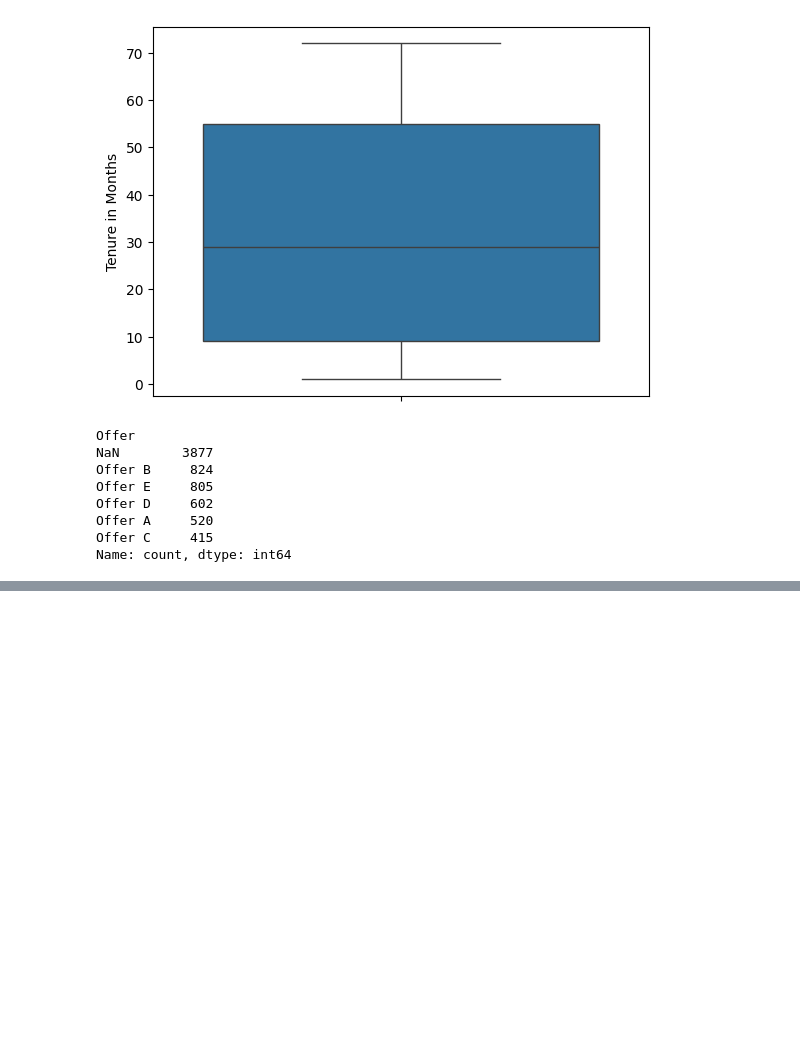
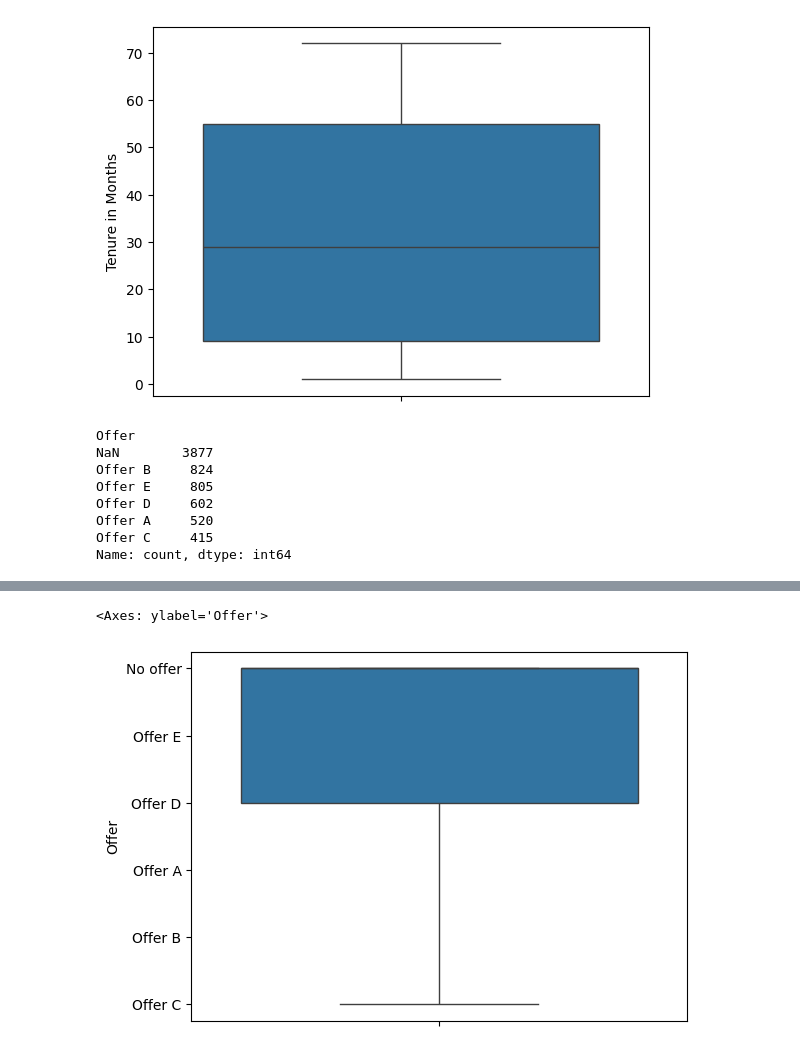
Before and after one commit to Karthi-1008/Signal_Stay, a Jupyter notebook: Model.ipynb, the cells around one changed output, grey strips where cells are left out. Cells and saved outputs as stored; diff of their text form; code cells hidden in the pictures; blank space fills up the shorter version.

```diff
--- a/Model.ipynb
+++ b/Model.ipynb
@@ -264,0 +266,5 @@ array([0, 'Offer E', 'Offer D', 'Offer A', 'Offer B', 'Offer C'],
+# %%
+sns.boxplot(x["Offer"])
+# %% [output]
+<Axes: ylabel='Offer'>
+[figure, added]
```
Also changed, not shown: parts of 35 cells of this notebook, 1 other file.
